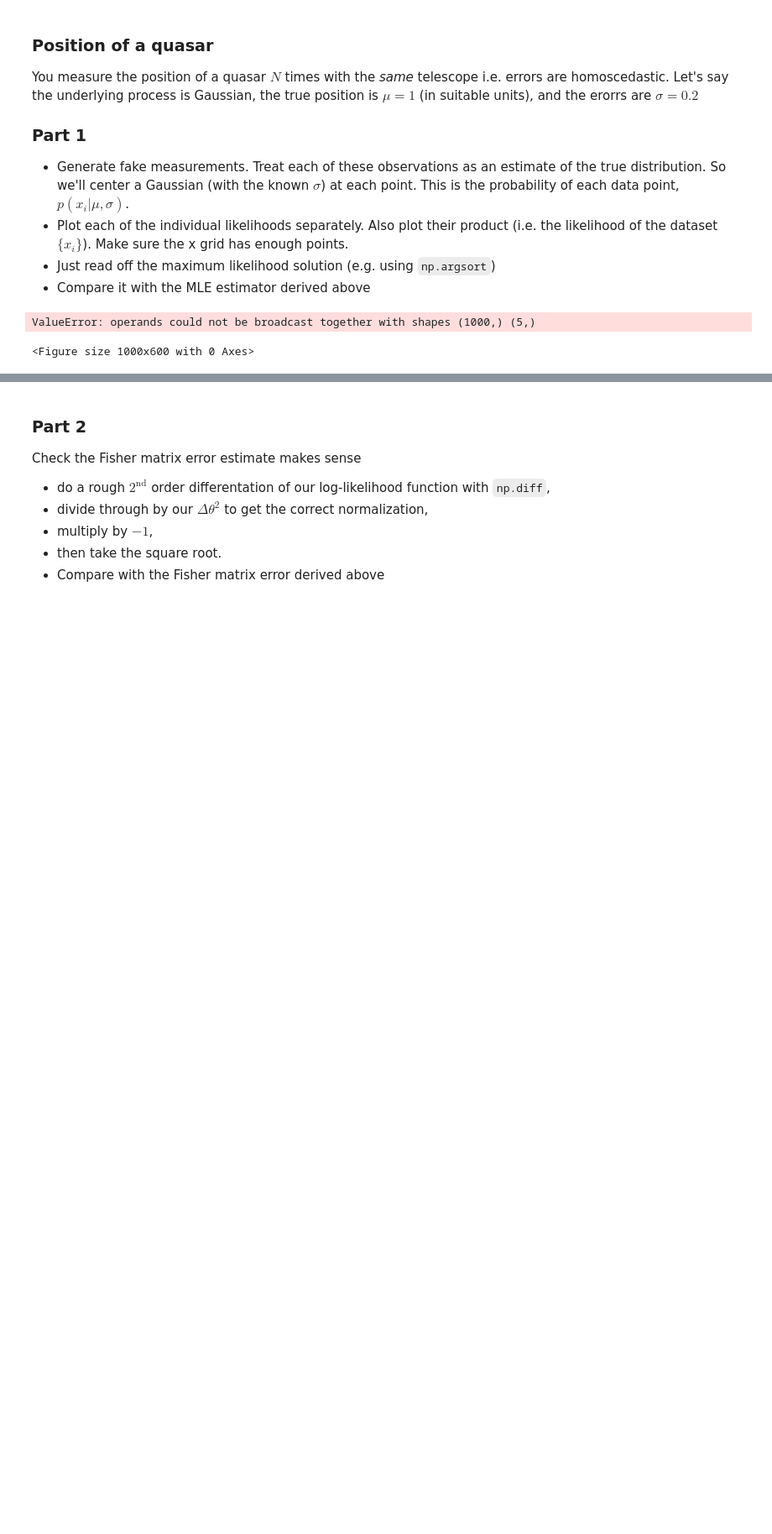
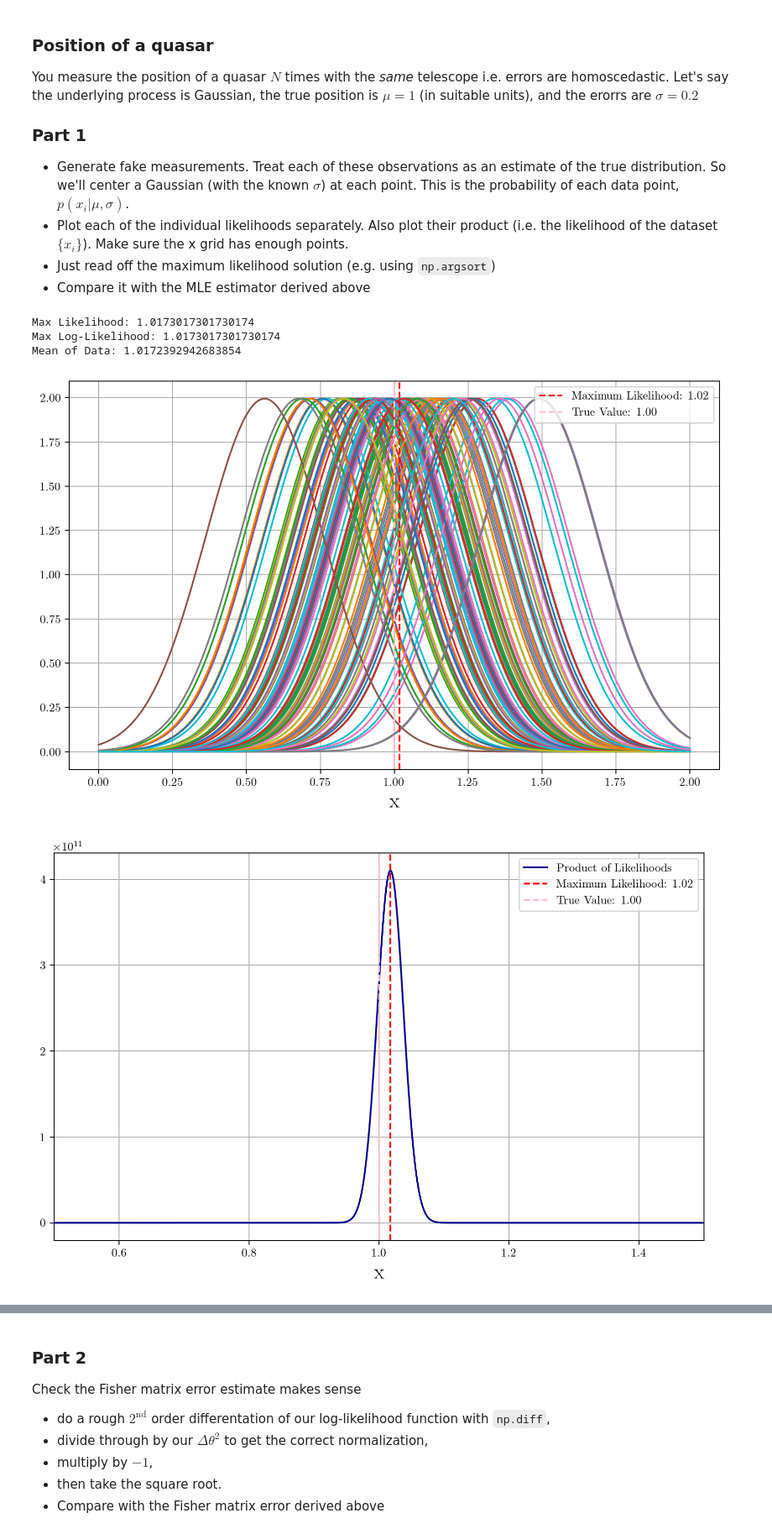
Before and after one commit to ludovicarbone/astrostatistics_bicocca_2024, a Jupyter notebook: working/L05_es.ipynb, the cells around one changed output, grey strips where cells are left out. Shown at 84% size. Saved outputs shown, nothing was run; the diff lists cells and outputs as text; code cells hidden in the pictures; blank space fills up the shorter version.

```diff
--- a/working/L05_es.ipynb
+++ b/working/L05_es.ipynb
@@ -31,35 +31,48 @@ som_log = np.zeros(len(x))
 # %%
+prod = np.ones(len(x))
+som_log = np.zeros(len(x))
+
 plt.figure(figsize=(10, 6))
 
 for d in data:
     dist = norm(d, sigma)
-    plt.plot(x, dist.pdf(x), label=f'Individual Likelihood: $\mu$={d:.2f}, $\sigma$={sigma:.2f}')
+    plt.plot(x, dist.pdf(x))
     prod *= dist.pdf(x)
     som_log += np.log(dist.pdf(x))
 
 mean = np.mean(data)
 print('Max Likelihood:', x[np.argmax(prod)])
 print('Max Log-Likelihood:', x[np.argmax(som_log)])
 print('Mean of Data:', mean)
 
-plt.plot(x, prod, color='black', label=r'$\text{Prodotto delle Verosimiglianze}$')
-plt.axvline(x[np.argmax(prod)], color='red', linestyle='--', label=rf'$\text{{Massima Verosimiglianza}}: {x[np.argmax(prod)]:.2f}$')
-plt.title(r'$\text{Verosimiglianze e Massima Verosimiglianza}$')
-plt.xlabel(r'$x$')
-plt.ylabel(r'$\text{Densità di Probabilità}$')
-plt.legend()
+plt.axvline(x[np.argmax(prod)], color='red', linestyle='--', label=f'Maximum Likelihood: {x[np.argmax(prod)]:.2f}')
+plt.axvline(mu, color='pink', linestyle='--', label=f'True Value: {mu:.2f}')
+plt.xlabel('x',  fontsize=18)
+plt.legend(loc='upper right')
 plt.grid()
 plt.show()
 
 plt.figure(figsize=(10, 6))
-plt.plot(x, som_log, label=r'$\text{Somma dei Log-Verosimiglianze}$')
-plt.axvline(x[np.argmax(som_log)], color='red', linestyle='--', label=rf'$\text{{Massimo Log-Verosimiglianza}}: {x[np.argmax(som_log)]:.2f}$')
-plt.title(r'$\text{Log-Verosimiglianza e Massima Log-Verosimiglianza}$')
-plt.xlabel(r'$x$')
-plt.ylabel(r'$\text{Densità di Probabilità Logaritmica}$')
-plt.legend()
+plt.plot(x, prod, color='darkblue', label='Product of Likelihoods')
+plt.axvline(x[np.argmax(prod)], color='red', linestyle='--', label=f'Maximum Likelihood: {x[np.argmax(prod)]:.2f}')
+plt.axvline(mu, color='pink', linestyle='--', label=f'True Value: {mu:.2f}')
+plt.xlabel('x',  fontsize=18)
+plt.xlim(0.5, 1.5)
+plt.legend(loc='upper right')
 plt.grid()
 plt.show()
+
+plt.figure(figsize=(10, 6))
+plt.plot(x, som_log, label='Sum of Log-Likelihoods', color='darkblue')
+plt.axvline(x[np.argmax(som_log)], color='red', linestyle='--', label=f'Maximum Log-Likelihood: {x[np.argmax(som_log)]:.2f}')
+plt.axvline(mu, color='pink', linestyle='--', label=f'True Value: {mu:.2f}')
+plt.xlabel('x', fontsize=18)
+plt.legend(loc='upper right')
+plt.grid()
+plt.show()
 # %% [output]
-ValueError: operands could not be broadcast together with shapes (1000,) (5,)
+Max Likelihood: 1.0173017301730174
+Max Log-Likelihood: 1.0173017301730174
+Mean of Data: 1.0172392942683854
-<Figure size 1000x600 with 0 Axes>
+[figure, added]
+[figure, added]
```
Also changed, not shown: parts of 10 cells of this notebook.
